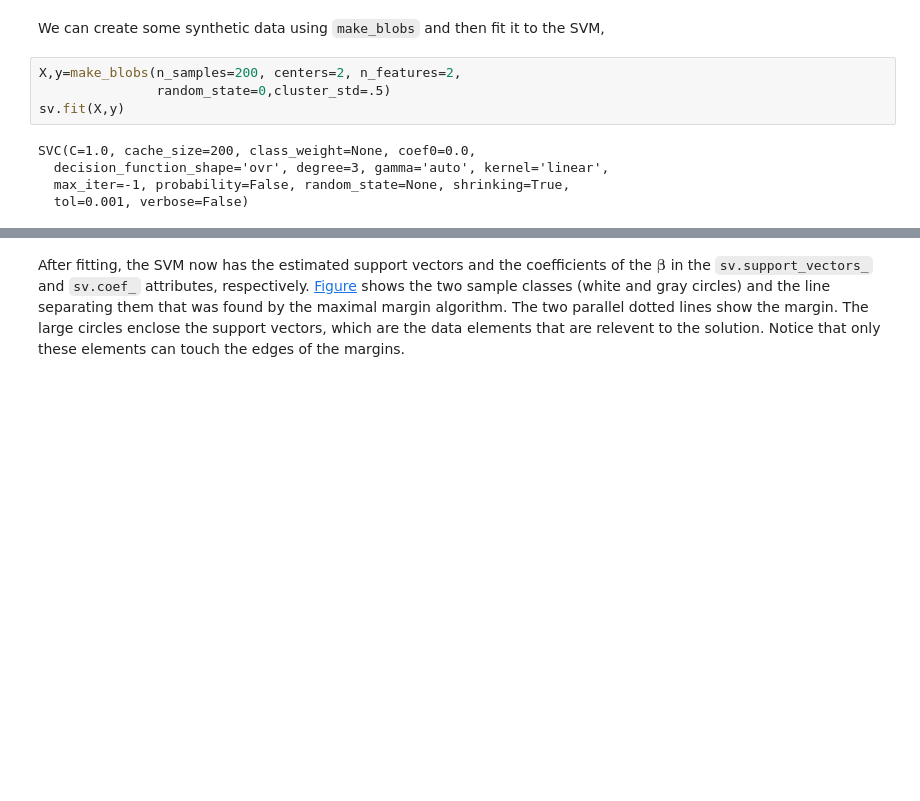
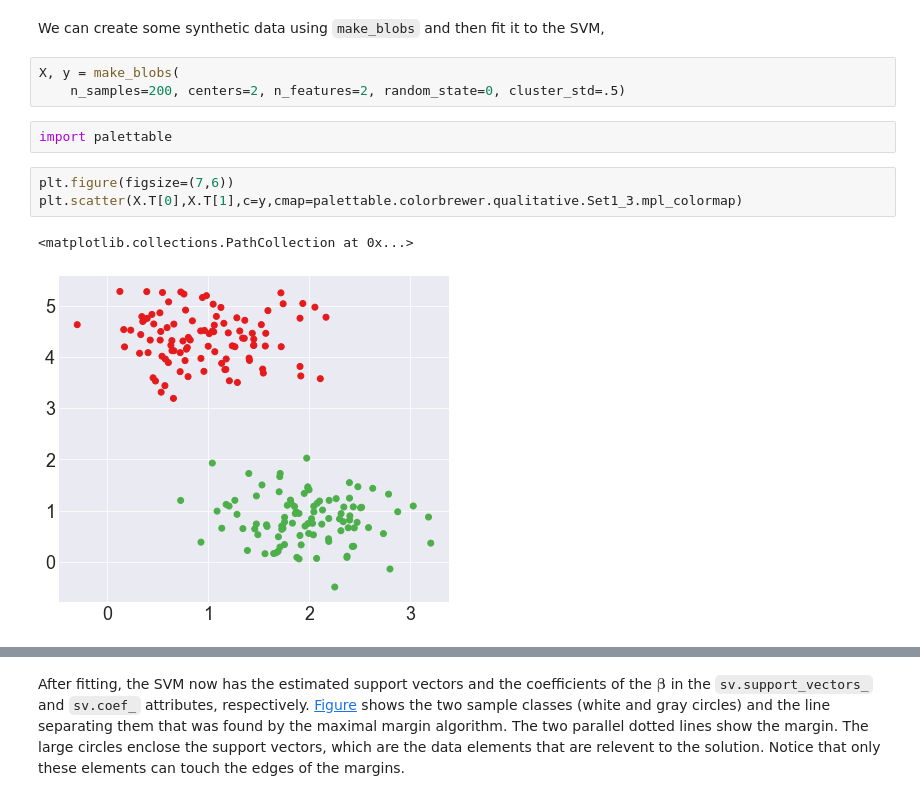
Before and after one commit to hvribeiro/MCSC1, a Jupyter notebook: aulas/04.4 - SVM, PCA, Clustering, and Ensemble Methods.ipynb, the cells around one changed output, grey strips where cells are left out. Cells and saved outputs as stored; diff of their text form; blank space fills up the shorter version.

```diff
--- a/aulas/04.4 - SVM, PCA, Clustering, and Ensemble Methods.ipynb
+++ b/aulas/04.4 - SVM, PCA, Clustering, and Ensemble Methods.ipynb
@@ -182,11 +182,13 @@ sv = SVC(kernel='linear')
 We can create some synthetic data using `make_blobs` and then
 fit it to the SVM,
 # %%
-X,y=make_blobs(n_samples=200, centers=2, n_features=2,
-               random_state=0,cluster_std=.5)
-sv.fit(X,y)
+X, y = make_blobs(
+    n_samples=200, centers=2, n_features=2, random_state=0, cluster_std=.5)
-# %% [output]
-SVC(C=1.0, cache_size=200, class_weight=None, coef0=0.0,
-  decision_function_shape='ovr', degree=3, gamma='auto', kernel='linear',
-  max_iter=-1, probability=False, random_state=None, shrinking=True,
-  tol=0.001, verbose=False)
+# %%
+import palettable
+# %%
+plt.figure(figsize=(7,6))
+plt.scatter(X.T[0],X.T[1],c=y,cmap=palettable.colorbrewer.qualitative.Set1_3.mpl_colormap)
+# %% [output]
+<matplotlib.collections.PathCollection at 0x...>
+[figure, added]
```
Also changed, not shown: parts of 51 cells of this notebook.
